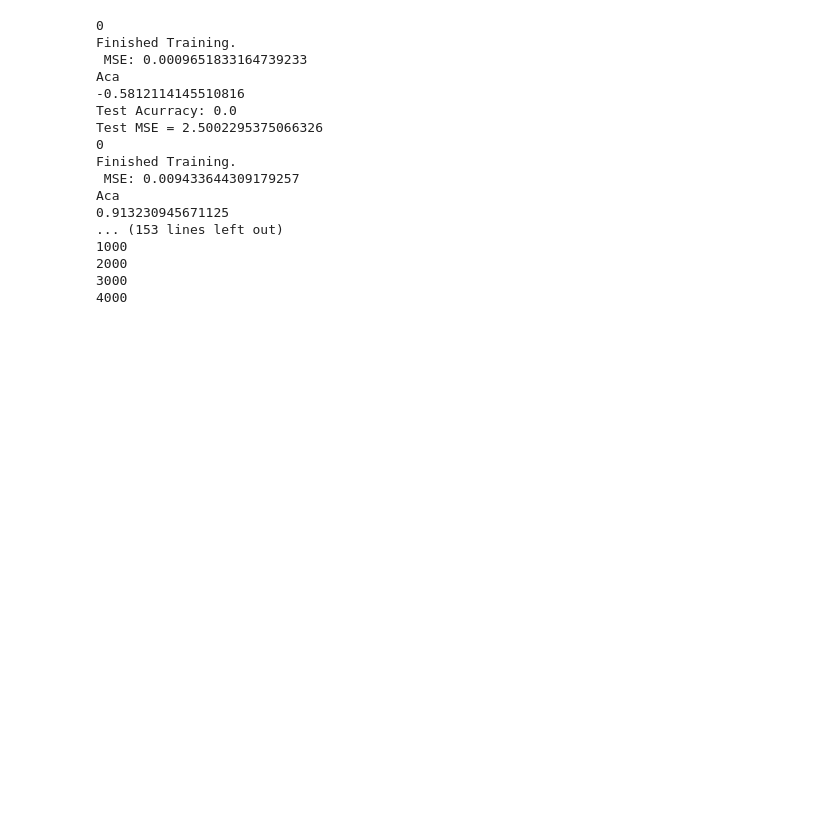
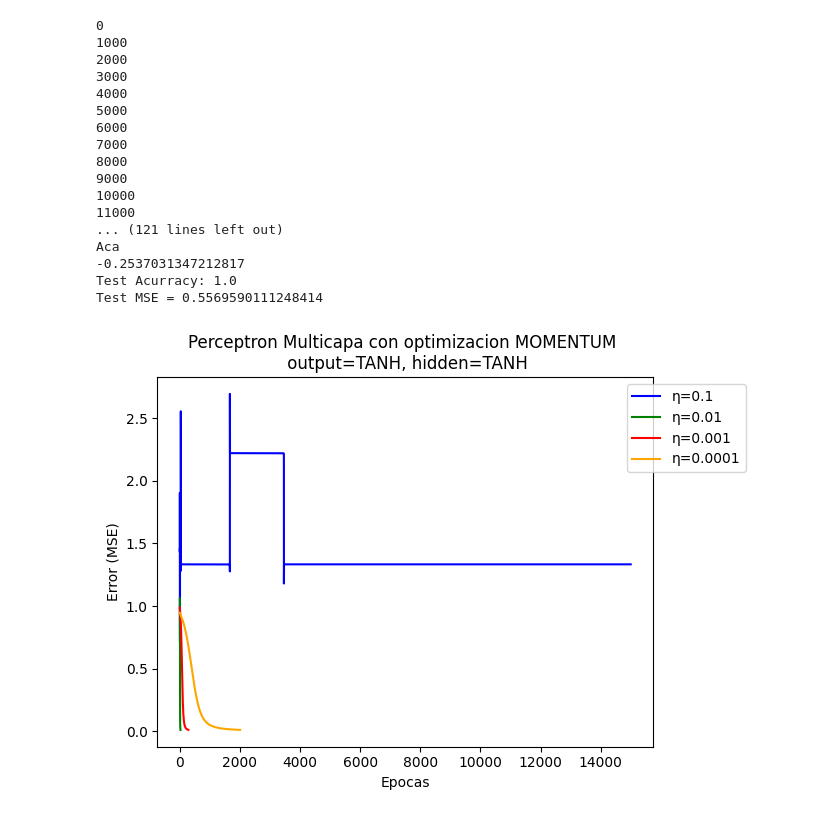
Before and after one commit to lukyferreiro/TPs-SIA, a Jupyter notebook: TP3/Ejercicio3/Plots2.ipynb, the cells around one changed output. Saved outputs shown, nothing was run; the diff lists cells and outputs as text; code cells hidden in the pictures; blank space fills up the shorter version.

```diff
--- a/TP3/Ejercicio3/Plots2.ipynb
+++ b/TP3/Ejercicio3/Plots2.ipynb
@@ -6,7 +6,7 @@ from src.perceptron import MultilayerPerceptron
 
 PATH = "./data/Ej3B-digitos.txt"
 
-OUTPUT_ACTIVATION = ["TANH", "LOG"]
+OUTPUT_ACTIVATION = ["TANH"]
 HIDDEN_ACTIVATION = ["TANH", "LOG"]
 BETA = 1
 
@@ -14,7 +14,7 @@ TRAINING_TYPE = "PERCENTAGE"
 K_FOLD = 4
 LR = 0.1
 BIAS = 1
-EPOCHS = 10000
+EPOCHS = 15000
 MIN_ERROR = 0.01
 TRAINING_PERCENTAGE = 0.9
 
@@ -57,42 +57,43 @@ for i, opt_method in enumerate(OPTIMIZER_METHOD):
                 arr_of_error_aux3.append(mse_errors)
                 arr_of_epochs_aux3.append(total_epochs)
 
             arr_of_error_aux2.append(arr_of_error_aux3)
             arr_of_epochs_aux2.append(arr_of_epochs_aux3)
 
         arr_of_error_aux.append(arr_of_error_aux2)
         arr_of_epochs_aux.append(arr_of_epochs_aux2)
 
     arr_of_errors.append(arr_of_error_aux)
     arr_of_epochs.append(arr_of_epochs_aux)
 
 colors = ['blue', 'green', 'red', 'orange']
 
 for i, opt_method in enumerate(OPTIMIZER_METHOD):
     for j, out_act in enumerate(OUTPUT_ACTIVATION):
         for k, hidden_act in enumerate(HIDDEN_ACTIVATION):
             for s in range(len(arr_of_errors[i][j][k])):
                 plt.plot(range(arr_of_epochs[i][j][k][s]), arr_of_errors[i][j][k][s], color=colors[s], label=f"η={lrs[s]}")
             plt.title(f'Perceptron Multicapa con optimizacion {opt_method} \n output={out_act}, hidden={hidden_act}')
             plt.xlabel("Epocas")
             plt.ylabel("Error (MSE)")
             plt.legend(loc='best', bbox_to_anchor=(1.2, 1.0))
             plt.show()
 # %% [output]
 0
-Finished Training.
- MSE: 0.0009651833164739233
-Aca
--0.5812114145510816
-Test Acurracy: 0.0
-Test MSE = 2.5002295375066326
-0
-Finished Training.
- MSE: 0.009433644309179257
-Aca
-0.913230945671125
-... (153 lines left out)
 1000
 2000
 3000
 4000
+5000
+6000
+7000
+8000
+9000
+10000
+11000
+... (121 lines left out)
+Aca
+-0.2537031347212817
+Test Acurracy: 1.0
+Test MSE = 0.5569590111248414
+[figure, added]
```
Also changed, not shown: parts of 2 cells of this notebook, 4 other files.
